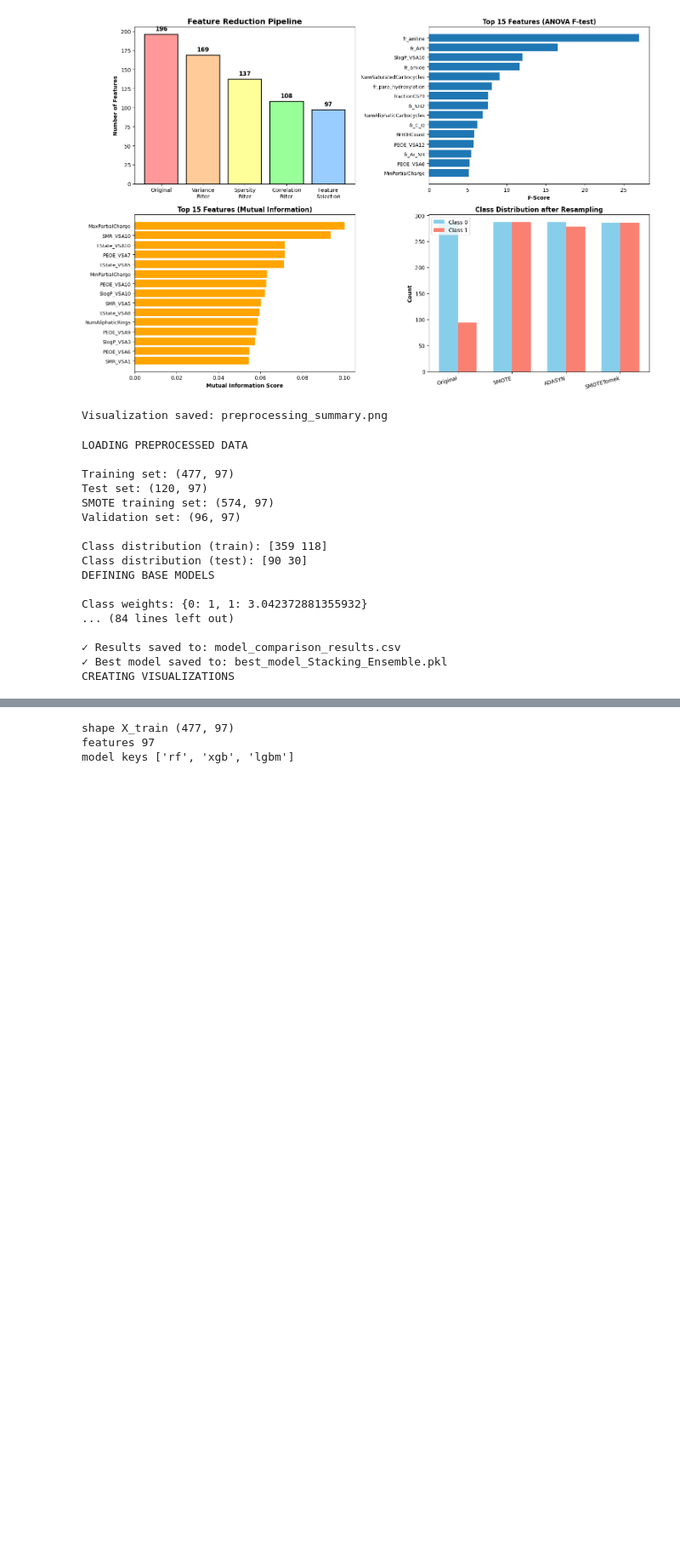
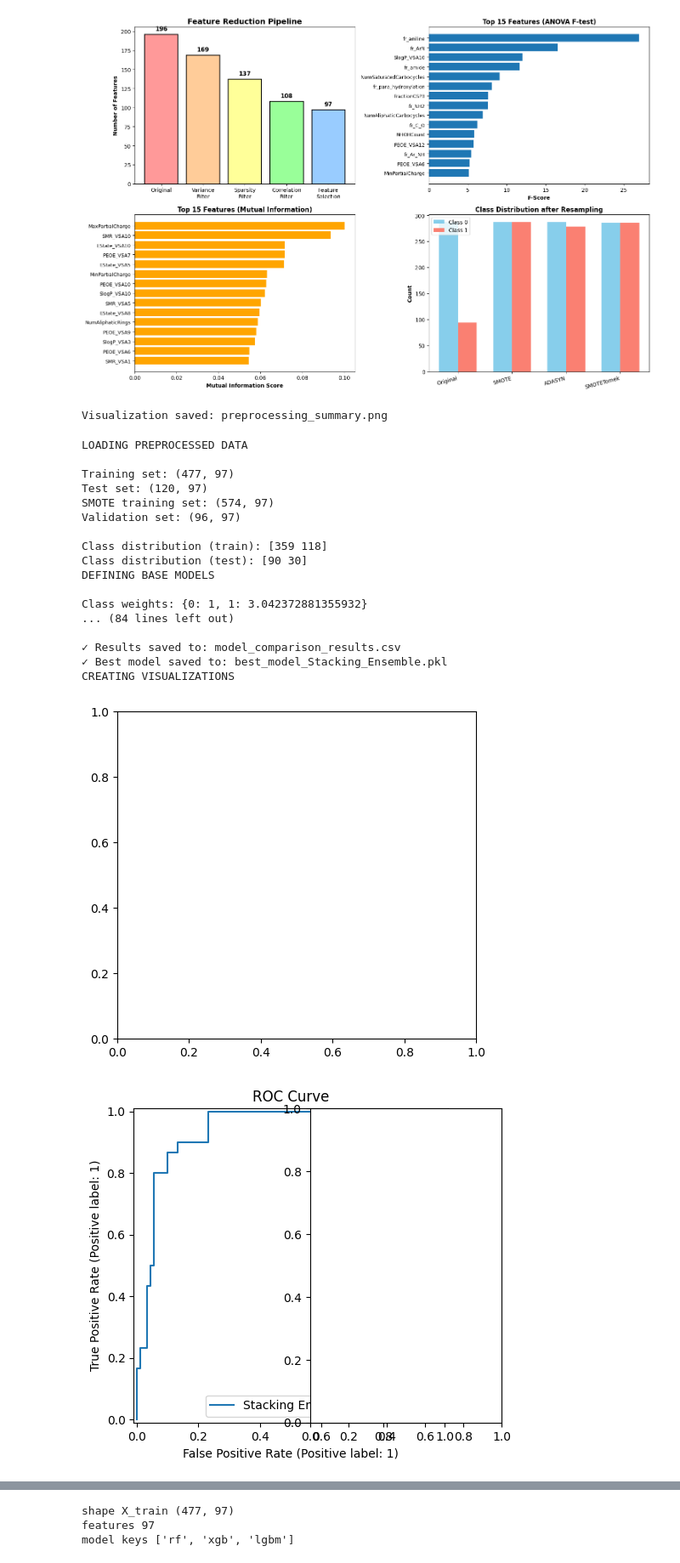
Before and after one commit to Joy-Dorcas/Drug-Induced-Autoimmunity-Prediction, a Jupyter notebook: code.ipynb, the cells around one changed output, grey strips where cells are left out. Shown at 85% size. Cells and saved outputs as stored; diff of their text form; code cells hidden in the pictures; blank space fills up the shorter version.

```diff
--- a/code.ipynb
+++ b/code.ipynb
@@ -865,31 +865,52 @@ joblib.dump(best_model, f'best_model_{best_model_name.replace(" ", "_")}.pkl')
 print(f"✓ Best model saved to: best_model_{best_model_name.replace(' ', '_')}.pkl")
 
 print("CREATING VISUALIZATIONS")
 
 # Visualization section remains unchanged
 # (ROC, PR curves, confusion matrices, feature importances, etc.)
 
+from sklearn.metrics import RocCurveDisplay, PrecisionRecallDisplay
+
+plt.figure(figsize=(12, 5))
+
+# ROC curve
+plt.subplot(1, 2, 1)
+RocCurveDisplay.from_predictions(
+    y_test, best_results['y_pred_proba'], name=best_model_name
+)
+plt.title('ROC Curve')
+
+# Precision-Recall curve
+plt.subplot(1, 2, 2)
+PrecisionRecallDisplay.from_predictions(
+    y_test, best_results['y_pred_proba'], name=best_model_name
+)
+plt.title('Precision-Recall Curve')
+
 plt.tight_layout()
-plt.savefig('model_performance_dashboard.png', dpi=300, bbox_inches='tight')
+plt.savefig('model_performance_dashboard.png', dpi=300)
 plt.show()
+
 
 print("\n✓ Visualization saved: model_performance_dashboard.png")
 print("MODEL TRAINING COMPLETE!")
 # %% [output]
 LOADING PREPROCESSED DATA
 
 Training set: (477, 97)
 Test set: (120, 97)
 SMOTE training set: (574, 97)
 Validation set: (96, 97)
 
 Class distribution (train): [359 118]
 Class distribution (test): [90 30]
 DEFINING BASE MODELS
 
 Class weights: {0: 1, 1: 3.042372881355932}
 ... (84 lines left out)
 
 ✓ Results saved to: model_comparison_results.csv
 ✓ Best model saved to: best_model_Stacking_Ensemble.pkl
 CREATING VISUALIZATIONS
+[figure, added]
+[figure, added]
```
Also changed, not shown: parts of 6 cells of this notebook.
